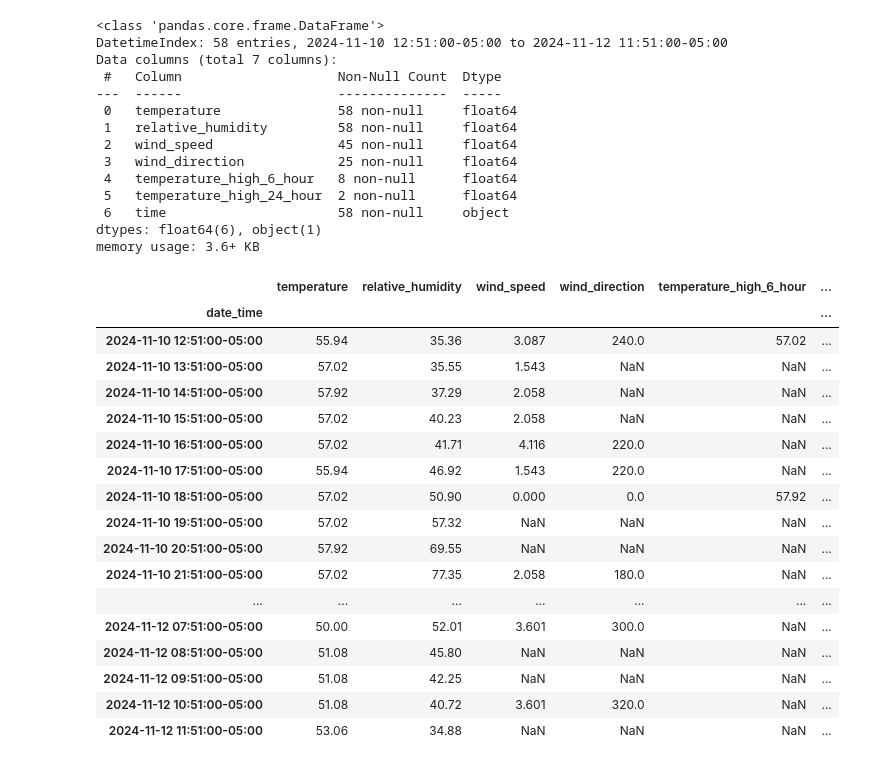
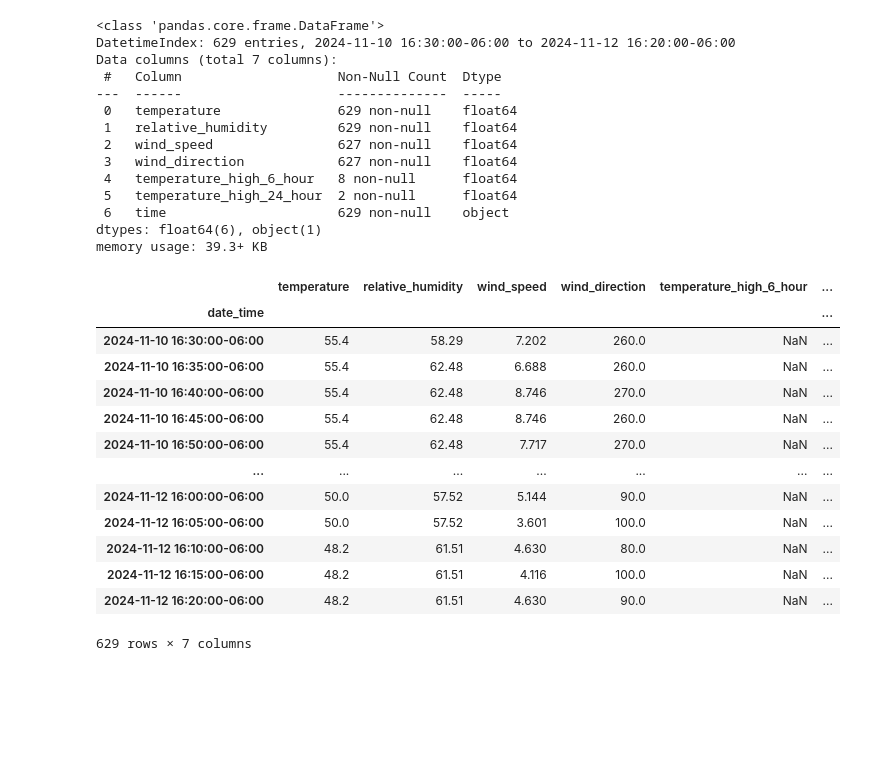
Before and after one commit to abhmul/kalshi-arbitrage, a Jupyter notebook: notebooks/03-am-temp_timeseries.ipynb, the cells around one changed output. Cells and saved outputs as stored; diff of their text form; code cells hidden in the pictures; blank space fills up the shorter version.

```diff
--- a/notebooks/03-am-temp_timeseries.ipynb
+++ b/notebooks/03-am-temp_timeseries.ipynb
@@ -11,57 +11,53 @@ client = NWSClient()
 # AUS - 11:23 AM CT - still too uncertain
 # NYC
 
-station = StationID.NYC
+station = StationID.MDW
 station_tz = STATION_TZ[station]
 prior_days = 2
 
 df = client.get_timeseries(station, datetime.now(tz=BASE_TZ) - timedelta(days=prior_days), datetime.now(tz=BASE_TZ))
 df = df.rename(columns={
         'air_temp_set_1': 'temperature',
         'relative_humidity_set_1': 'relative_humidity',
         'wind_speed_set_1': 'wind_speed',
         'wind_direction_set_1': 'wind_direction',
         'air_temp_high_6_hour_set_1': 'temperature_high_6_hour',
         'air_temp_high_24_hour_set_1': 'temperature_high_24_hour',
 
     })
 df[['temperature', 'temperature_high_6_hour', 'temperature_high_24_hour']] = df[['temperature', 'temperature_high_6_hour', 'temperature_high_24_hour']].apply(celsius_to_fahrenheit)
 
 df.info()
 df
 # %% [output]
 <class 'pandas.core.frame.DataFrame'>
-DatetimeIndex: 58 entries, 2024-11-10 12:51:00-05:00 to 2024-11-12 11:51:00-05:00
+DatetimeIndex: 629 entries, 2024-11-10 16:30:00-06:00 to 2024-11-12 16:20:00-06:00
 Data columns (total 7 columns):
  #   Column                    Non-Null Count  Dtype
 ---  ------                    --------------  -----
- 0   temperature               58 non-null     float64
- 1   relative_humidity         58 non-null     float64
- 2   wind_speed                45 non-null     float64
- 3   wind_direction            25 non-null     float64
+ 0   temperature               629 non-null    float64
+ 1   relative_humidity         629 non-null    float64
+ 2   wind_speed                627 non-null    float64
+ 3   wind_direction            627 non-null    float64
  4   temperature_high_6_hour   8 non-null      float64
  5   temperature_high_24_hour  2 non-null      float64
- 6   time                      58 non-null     object
+ 6   time                      629 non-null    object
 dtypes: float64(6), object(1)
-memory usage: 3.6+ KB
+memory usage: 39.3+ KB
 |  | temperature | relative_humidity | wind_speed | wind_direction | temperature_high_6_hour | ... |
 | date_time |  |  |  |  |  | ... |
-| 2024-11-10 12:51:00-05:00 | 55.94 | 35.36 | 3.087 | 240.0 | 57.02 | ... |
-| 2024-11-10 13:51:00-05:00 | 57.02 | 35.55 | 1.543 | NaN | NaN | ... |
-| 2024-11-10 14:51:00-05:00 | 57.92 | 37.29 | 2.058 | NaN | NaN | ... |
-| 2024-11-10 15:51:00-05:00 | 57.02 | 40.23 | 2.058 | NaN | NaN | ... |
-| 2024-11-10 16:51:00-05:00 | 57.02 | 41.71 | 4.116 | 220.0 | NaN | ... |
-| 2024-11-10 17:51:00-05:00 | 55.94 | 46.92 | 1.543 | 220.0 | NaN | ... |
-| 2024-11-10 18:51:00-05:00 | 57.02 | 50.90 | 0.000 | 0.0 | 57.92 | ... |
-| 2024-11-10 19:51:00-05:00 | 57.02 | 57.32 | NaN | NaN | NaN | ... |
-| 2024-11-10 20:51:00-05:00 | 57.92 | 69.55 | NaN | NaN | NaN | ... |
-| 2024-11-10 21:51:00-05:00 | 57.02 | 77.35 | 2.058 | 180.0 | NaN | ... |
+| 2024-11-10 16:30:00-06:00 | 55.4 | 58.29 | 7.202 | 260.0 | NaN | ... |
+| 2024-11-10 16:35:00-06:00 | 55.4 | 62.48 | 6.688 | 260.0 | NaN | ... |
+| 2024-11-10 16:40:00-06:00 | 55.4 | 62.48 | 8.746 | 270.0 | NaN | ... |
+| 2024-11-10 16:45:00-06:00 | 55.4 | 62.48 | 8.746 | 260.0 | NaN | ... |
+| 2024-11-10 16:50:00-06:00 | 55.4 | 62.48 | 7.717 | 270.0 | NaN | ... |
 | ... | ... | ... | ... | ... | ... | ... |
-| 2024-11-12 07:51:00-05:00 | 50.00 | 52.01 | 3.601 | 300.0 | NaN | ... |
-| 2024-11-12 08:51:00-05:00 | 51.08 | 45.80 | NaN | NaN | NaN | ... |
-| 2024-11-12 09:51:00-05:00 | 51.08 | 42.25 | NaN | NaN | NaN | ... |
-| 2024-11-12 10:51:00-05:00 | 51.08 | 40.72 | 3.601 | 320.0 | NaN | ... |
-| 2024-11-12 11:51:00-05:00 | 53.06 | 34.88 | NaN | NaN | NaN | ... |
+| 2024-11-12 16:00:00-06:00 | 50.0 | 57.52 | 5.144 | 90.0 | NaN | ... |
+| 2024-11-12 16:05:00-06:00 | 50.0 | 57.52 | 3.601 | 100.0 | NaN | ... |
+| 2024-11-12 16:10:00-06:00 | 48.2 | 61.51 | 4.630 | 80.0 | NaN | ... |
+| 2024-11-12 16:15:00-06:00 | 48.2 | 61.51 | 4.116 | 100.0 | NaN | ... |
+| 2024-11-12 16:20:00-06:00 | 48.2 | 61.51 | 4.630 | 90.0 | NaN | ... |
+629 rows × 7 columns
 # %%
 import pandas as pd
 pd.options.plotting.backend = "plotly"
```
